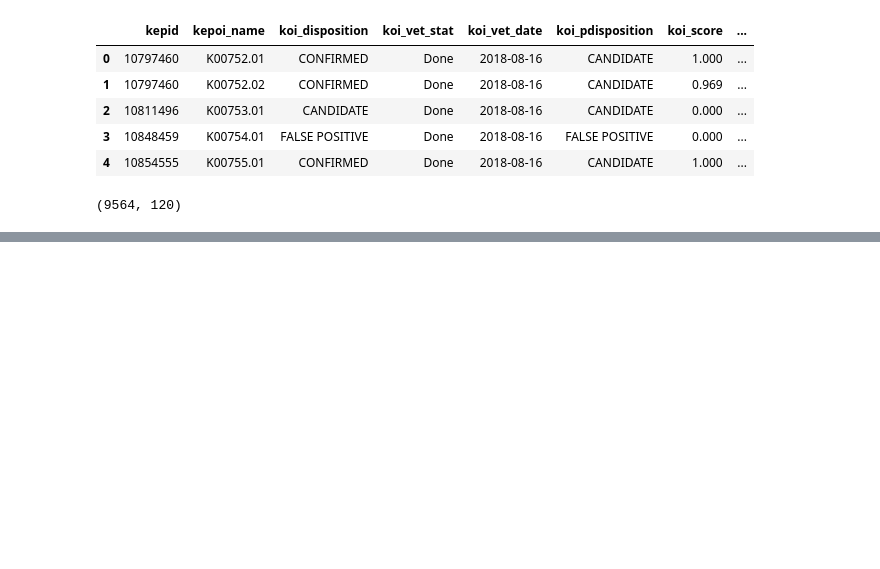
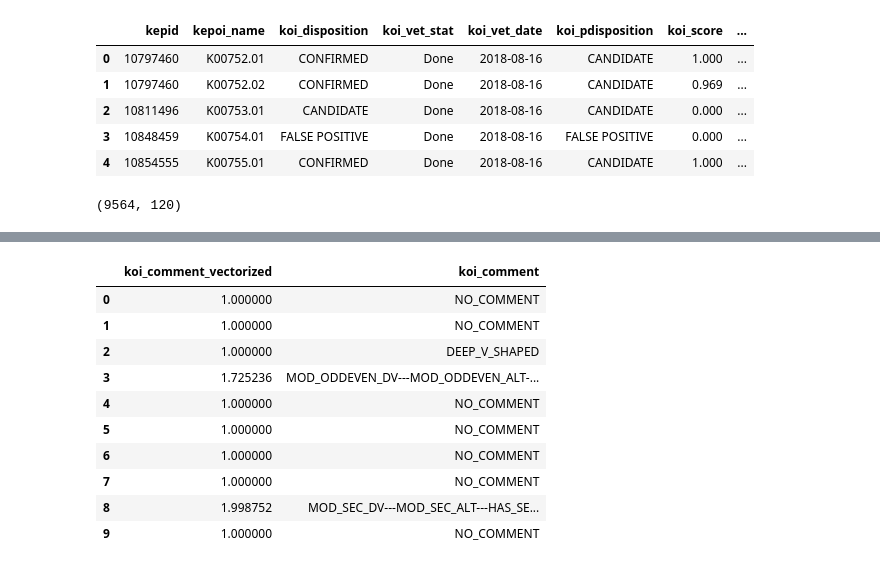
Before and after one commit to jclibs/Project-Kepler, a Jupyter notebook: kepler_data_prediction.ipynb, the cells around one changed output, grey strips where cells are left out. Cells and saved outputs as stored; diff of their text form; code cells hidden in the pictures; blank space fills up the shorter version.

```diff
--- a/kepler_data_prediction.ipynb
+++ b/kepler_data_prediction.ipynb
@@ -139,0 +222,21 @@ after: 0
+# %%
+# Sum the TF-IDF values for each comment to get a single value per comment
+comments_df['aggregated_tfidf'] = comments_df.sum(axis=1)
+
+# add aggregated_tfidf back into X to replace koi_comment with numeric values
+X['koi_comment_vectorized'] = comments_df['aggregated_tfidf']
+
+# Verify the result
+X[['koi_comment_vectorized', 'koi_comment']].head(10)
+# %% [output]
+|  | koi_comment_vectorized | koi_comment |
+| 0 | 1.000000 | NO_COMMENT |
+| 1 | 1.000000 | NO_COMMENT |
+| 2 | 1.000000 | DEEP_V_SHAPED |
+| 3 | 1.725236 | MOD_ODDEVEN_DV---MOD_ODDEVEN_ALT-... |
+| 4 | 1.000000 | NO_COMMENT |
+| 5 | 1.000000 | NO_COMMENT |
+| 6 | 1.000000 | NO_COMMENT |
+| 7 | 1.000000 | NO_COMMENT |
+| 8 | 1.998752 | MOD_SEC_DV---MOD_SEC_ALT---HAS_SE... |
+| 9 | 1.000000 | NO_COMMENT |
```
Also changed, not shown: parts of 17 cells of this notebook.
